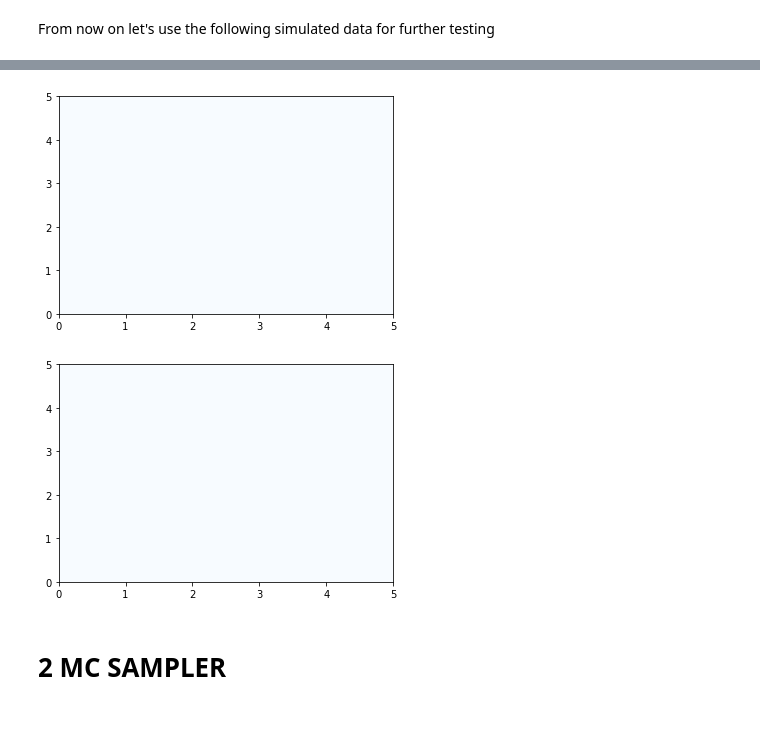
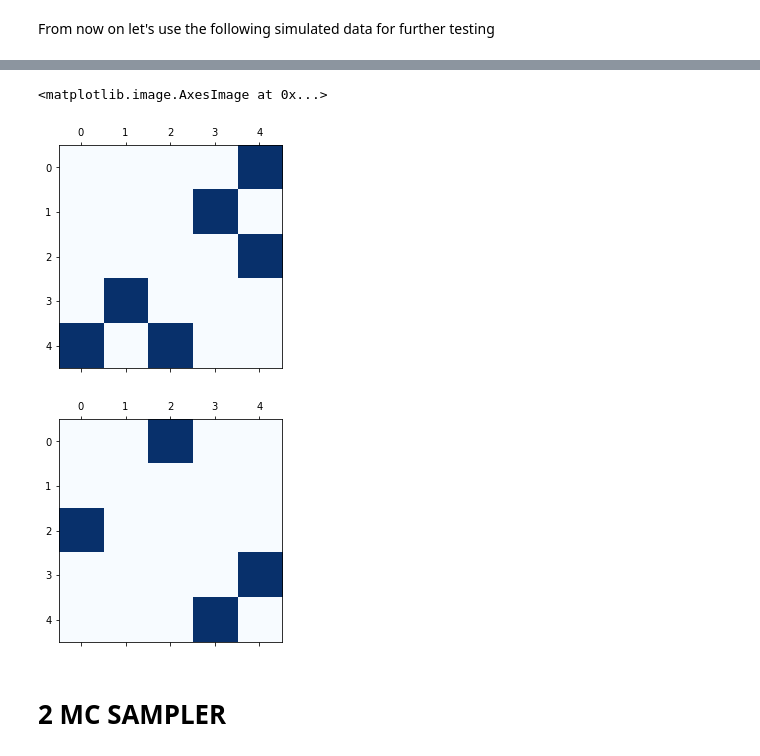
Before and after one commit to fpjaa/BAY-STATS-Project-ABDPPS, a Jupyter notebook: 2021-11-22_Prototype.ipynb, the cells around one changed output, grey strips where cells are left out. Cells and saved outputs as stored; diff of their text form; code cells hidden in the pictures; blank space fills up the shorter version.

```diff
--- a/2021-11-22_Prototype.ipynb
+++ b/2021-11-22_Prototype.ipynb
@@ -326,16 +321,13 @@ Success: W and Z generated
 Success: E transformed from Z
 Success: C transformed from Z
 # %%
-plt.pcolor(pd.DataFrame(test_data.G) > 0.5, cmap='Blues')
-plt.show()
+plt.matshow(test_data.G, cmap='Blues')
 
-plt.pcolor(pd.DataFrame(random_initial_data.G) > 0.5, cmap='Blues')
-plt.show()
-
-# Problem: We should have something here -> Propose to change to 0.1 at least for the real data
+plt.matshow(random_initial_data.G, cmap='Blues')
 # %% [output]
+<matplotlib.image.AxesImage at 0x...>
-[figure, old version]
+[figure, new version]
-[figure, old version]
+[figure, new version]
 # %% [markdown]
 # 2 MC SAMPLER
 # %% [markdown]
```
Also changed, not shown: parts of 12 cells of this notebook.
